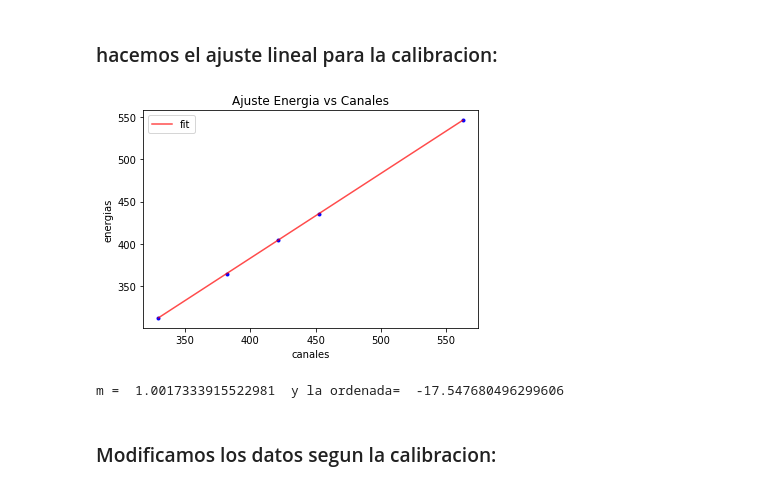
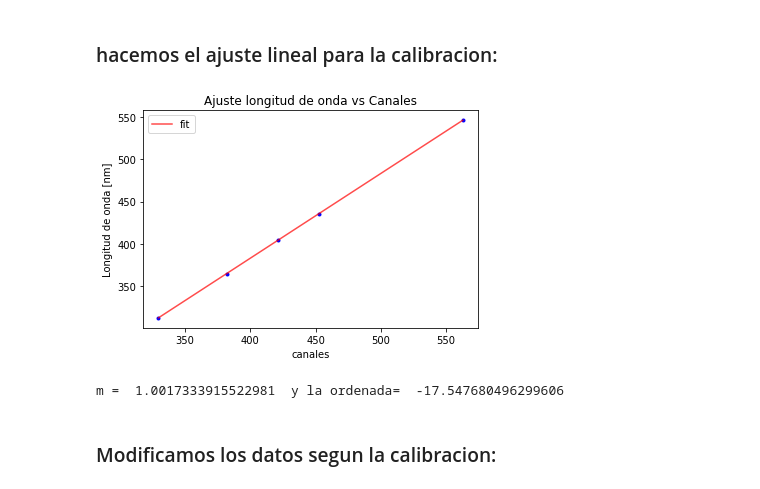
Before and after one commit to lautarogpavioni/Exp_Cuanticos2, a Jupyter notebook: Exp.4.ipynb, the cells around one changed output. Saved outputs shown, nothing was run; the diff lists cells and outputs as text; code cells hidden in the pictures.

Commit message:
Plot parte 2

```diff
--- a/Exp.4.ipynb
+++ b/Exp.4.ipynb
@@ -218,28 +218,28 @@ el centro del pico 6 es:  562.78786563501  ±  0.00014574909618108873
 # %%
 x=np.array([329.62,
 382.09,
 421.22,
 452.45,
 562.78])
 
 y=np.array([312.5668,365.0153,404.6568,435.8328,
 546.0735])
 
 def lineal(x,m,b):
     return m*x+b
 popt,pcov= curve_fit(lineal,x,y,p0=[0.01,1.005])
 plt.plot(x,y,"b.")
 plt.plot(x,lineal(x,*popt),"r-", label="fit",alpha=0.7)
 plt.legend()
 plt.xlabel("canales")
-plt.ylabel("energias")
-plt.title("Ajuste Energia vs Canales")
+plt.ylabel("Longitud de onda [nm]")
+plt.title("Ajuste longitud de onda vs Canales")
 plt.show()
 print ("m = ", popt[0], " y la ordenada= ", popt[1])
 m=popt[0]
 b=popt[1]
 # %% [output]
-[figure, old version]
+[figure, new version]
 m =  1.0017333915522981  y la ordenada=  -17.547680496299606
 # %% [markdown]
 ### Modificamos los datos segun la calibracion:
```
Also changed, not shown: parts of 3 cells of this notebook, 4 other files.
